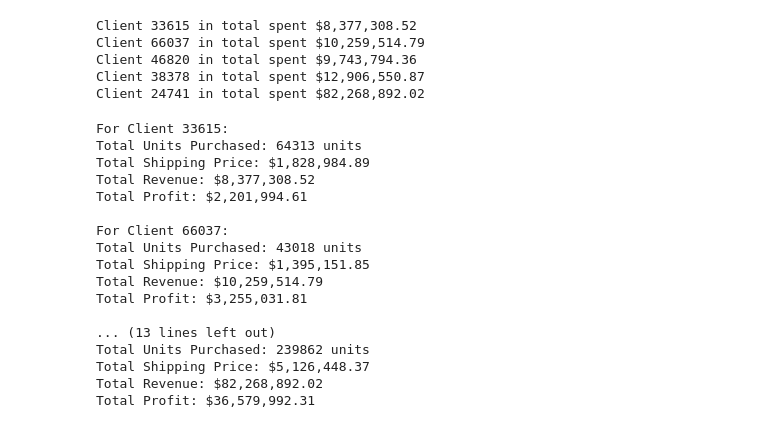
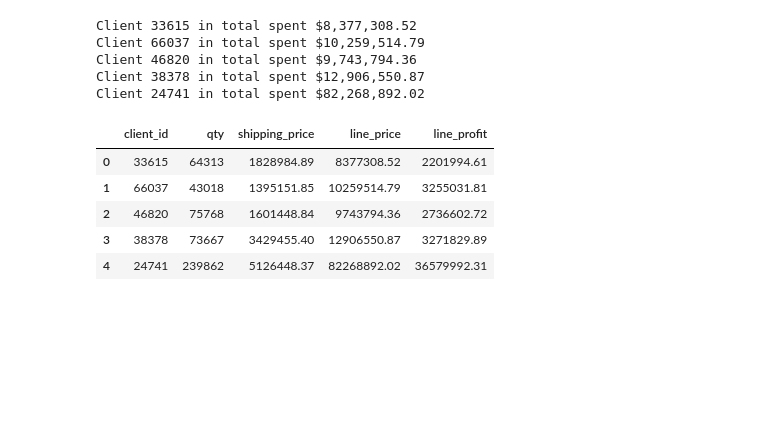
Before and after one commit to TahirPervez/pandas-challenge-1, a Jupyter notebook: wholesale_data_analysis_starter_code.ipynb, the cells around one changed output. Cells and saved outputs as stored; diff of their text form; code cells hidden in the pictures; blank space fills up the shorter version.

Commit message:
Realized I missed a thing about makeing df for the summary
Signed-off-by: TahirPervez <tpervez@asu.edu>

```diff
--- a/wholesale_data_analysis_starter_code.ipynb
+++ b/wholesale_data_analysis_starter_code.ipynb
@@ -270,34 +270,36 @@ Client 24741 in total spent $82,268,892.02
 # %%
 # Create a summary DataFrame showing the totals for the for the top 5 clients with the following information:
 # total units purchased, total shipping price, total revenue, and total profit.
+summary_df = pd.DataFrame(columns=["client_id", "qty", "shipping_price", "line_price", "line_profit"])
+
 for client_id in top_clients:
     orders = df.loc[df["client_id"] == client_id, ["qty", "shipping_price", "line_price", "line_profit"]]
     total_units_purchased = orders["qty"].sum()
     total_shipping_price = orders["shipping_price"].sum()
     total_revenue = orders["line_price"].sum()
     total_profit = orders["line_profit"].sum()
 
-    print(f"For Client {client_id}:\n"
-          f"Total Units Purchased: {total_units_purchased} units\n"
-          f"Total Shipping Price: ${total_shipping_price:,.2f}\n"
-          f"Total Revenue: ${total_revenue:,.2f}\n"
-          f"Total Profit: ${total_profit:,.2f}\n"
-    )
+    summary_df = summary_df._append({ # Blackbox
+        "client_id": int(client_id),
+        "total_units_purchased": int(total_units_purchased),
+        "total_shipping_price": total_shipping_price,
+        "total_revenue": total_revenue,
+        "total_profit": total_profit},
+        ignore_index=True)
+
+#     print(f"For Client {client_id}:\n"
+#           f"Total Units Purchased: {total_units_purchased} units\n"
+#           f"Total Shipping Price: ${total_shipping_price:,.2f}\n"
+#           f"Total Revenue: ${total_revenue:,.2f}\n"
+#           f"Total Profit: ${total_profit:,.2f}\n"
+#     )
+summary_df["client_id"] = summary_df["client_id"].astype(int)
+summary_df["qty"] = summary_df["qty"].astype(int)
+summary_df
 # %% [output]
-For Client 33615:
-Total Units Purchased: 64313 units
-Total Shipping Price: $1,828,984.89
-Total Revenue: $8,377,308.52
-Total Profit: $2,201,994.61
-
-For Client 66037:
-Total Units Purchased: 43018 units
-Total Shipping Price: $1,395,151.85
-Total Revenue: $10,259,514.79
-Total Profit: $3,255,031.81
-
-... (13 lines left out)
-Total Units Purchased: 239862 units
-Total Shipping Price: $5,126,448.37
-Total Revenue: $82,268,892.02
-Total Profit: $36,579,992.31
+|  | client_id | qty | shipping_price | line_price | line_profit |
+| 0 | 33615 | 64313 | 1828984.89 | 8377308.52 | 2201994.61 |
+| 1 | 66037 | 43018 | 1395151.85 | 10259514.79 | 3255031.81 |
+| 2 | 46820 | 75768 | 1601448.84 | 9743794.36 | 2736602.72 |
+| 3 | 38378 | 73667 | 3429455.40 | 12906550.87 | 3271829.89 |
+| 4 | 24741 | 239862 | 5126448.37 | 82268892.02 | 36579992.31 |
```
Also changed, not shown: parts of 2 cells of this notebook.
